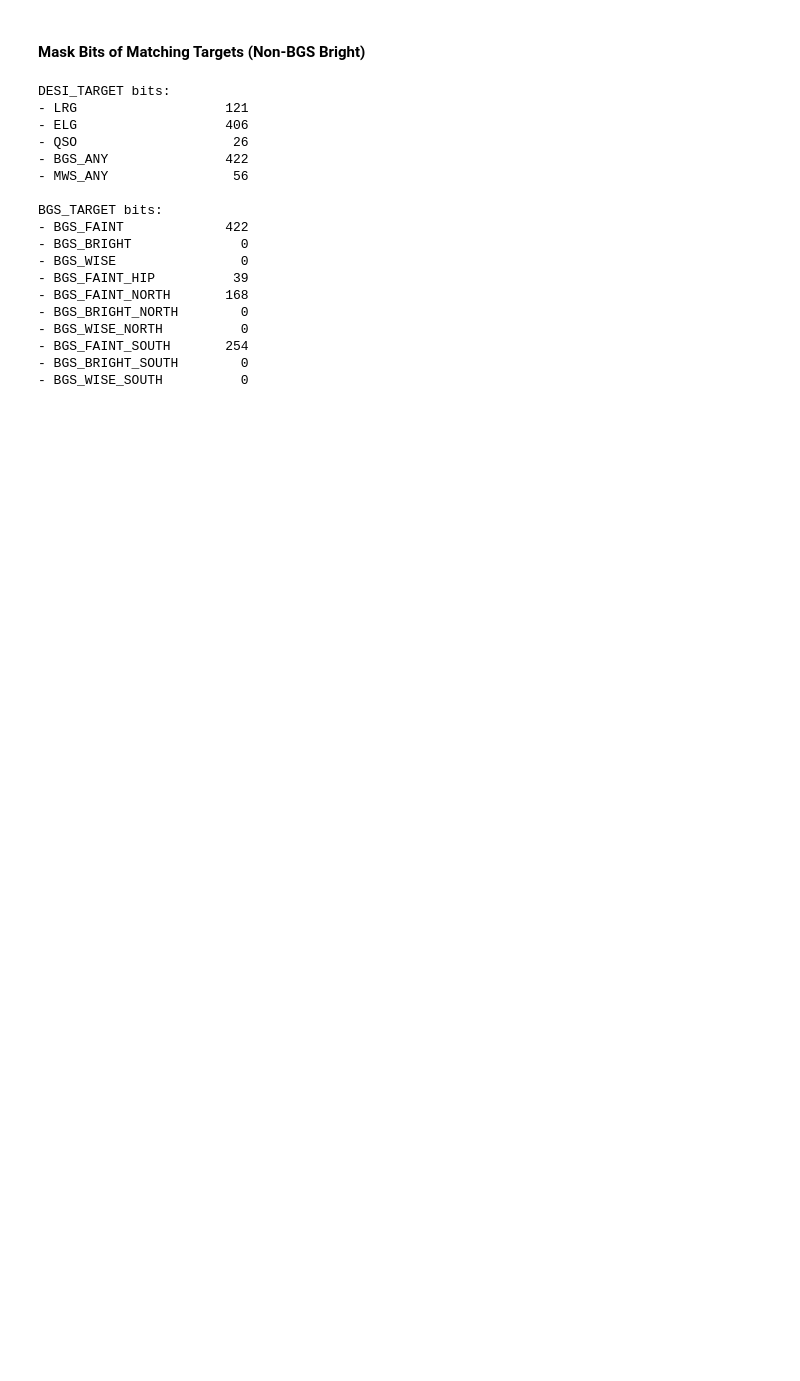
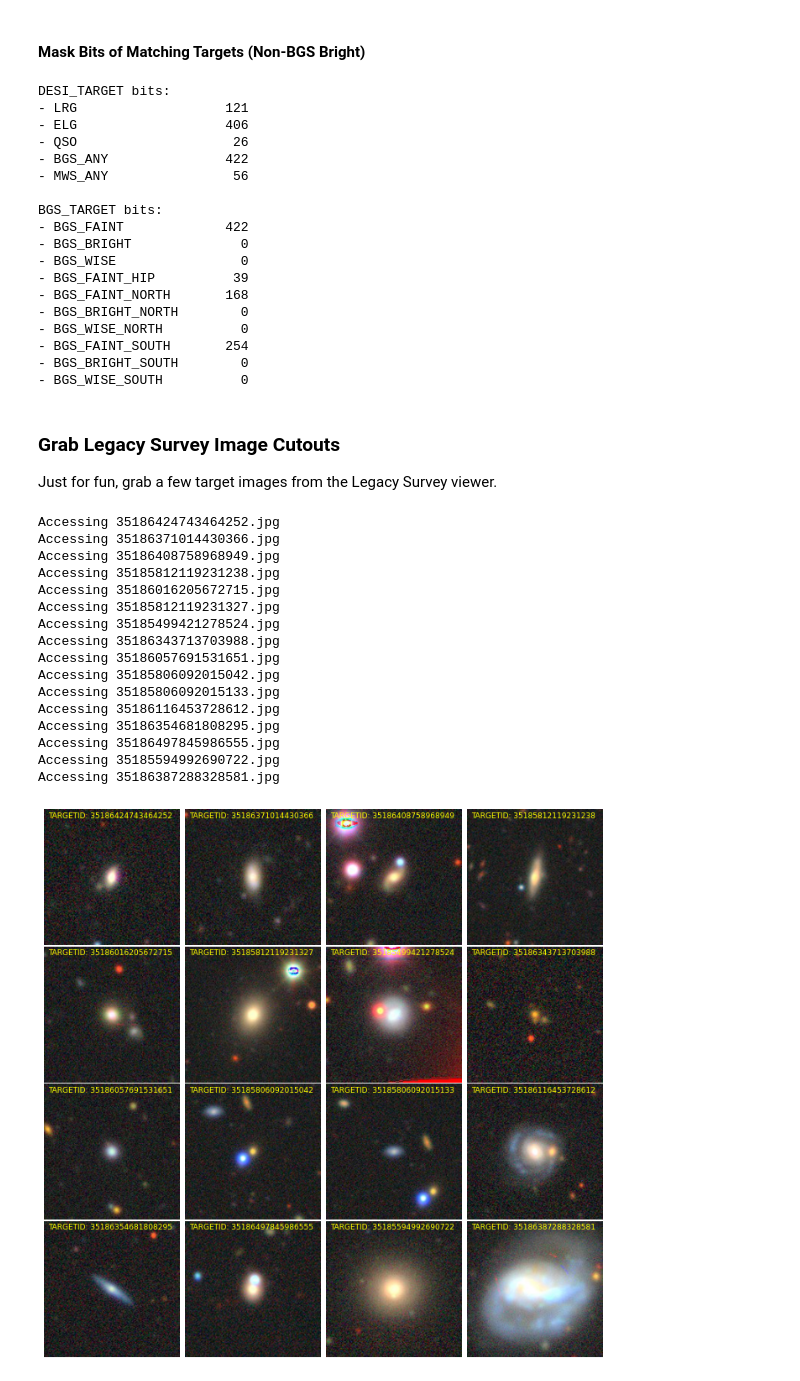
Before and after one commit to desihub/timedomain, a Jupyter notebook: snsurvey/sn_target_dr8.ipynb, the cells around one changed output. Cells and saved outputs as stored; diff of their text form; code cells hidden in the pictures; blank space fills up the shorter version.

Commit message:
Add some image cutouts, for fun.

```diff
--- a/snsurvey/sn_target_dr8.ipynb
+++ b/snsurvey/sn_target_dr8.ipynb
@@ -292,3 +292,7 @@ BGS_TARGET bits:
 - BGS_FAINT_SOUTH       254
 - BGS_BRIGHT_SOUTH        0
 - BGS_WISE_SOUTH          0
+# %% [markdown]
+### Grab Legacy Survey Image Cutouts
+
+Just for fun, grab a few target images from the Legacy Survey viewer.
@@ -294,0 +323,41 @@ BGS_TARGET bits:
+# %%
+nrow, ncol = 4,4
+nimg = nrow*ncol
+
+fig, axes = plt.subplots(nrow, ncol, figsize=(3*nrow, 3*ncol),
+                         sharex=True, sharey=True,
+                         gridspec_kw={'hspace':0.01, 'wspace':0.01})
+axes = axes.flatten()
+
+for i, obj in enumerate(selected_bgs_targets):
+    if i >= nimg:
+        break
+    ax = axes[i]
+
+    _ra  = obj['RA']
+    _dec = obj['DEC']
+    _id  = obj['TARGETID']
+    img_file = get_cutout(_id, _ra, _dec, verbose=True)
+    img = mpl.image.imread(img_file)
+
+    ax.imshow(img)
+    ax.text(5,10, 'TARGETID: {}'.format(_id), color='yellow', fontsize=9)
+    ax.axis('off')
+# %% [output]
+Accessing 35186424743464252.jpg
+Accessing 35186371014430366.jpg
+Accessing 35186408758968949.jpg
+Accessing 35185812119231238.jpg
+Accessing 35186016205672715.jpg
+Accessing 35185812119231327.jpg
+Accessing 35185499421278524.jpg
+Accessing 35186343713703988.jpg
+Accessing 35186057691531651.jpg
+Accessing 35185806092015042.jpg
+Accessing 35185806092015133.jpg
+Accessing 35186116453728612.jpg
+Accessing 35186354681808295.jpg
+Accessing 35186497845986555.jpg
+Accessing 35185594992690722.jpg
+Accessing 35186387288328581.jpg
+[figure, added]
```
Also changed, not shown: parts of 1 cell of this notebook.
